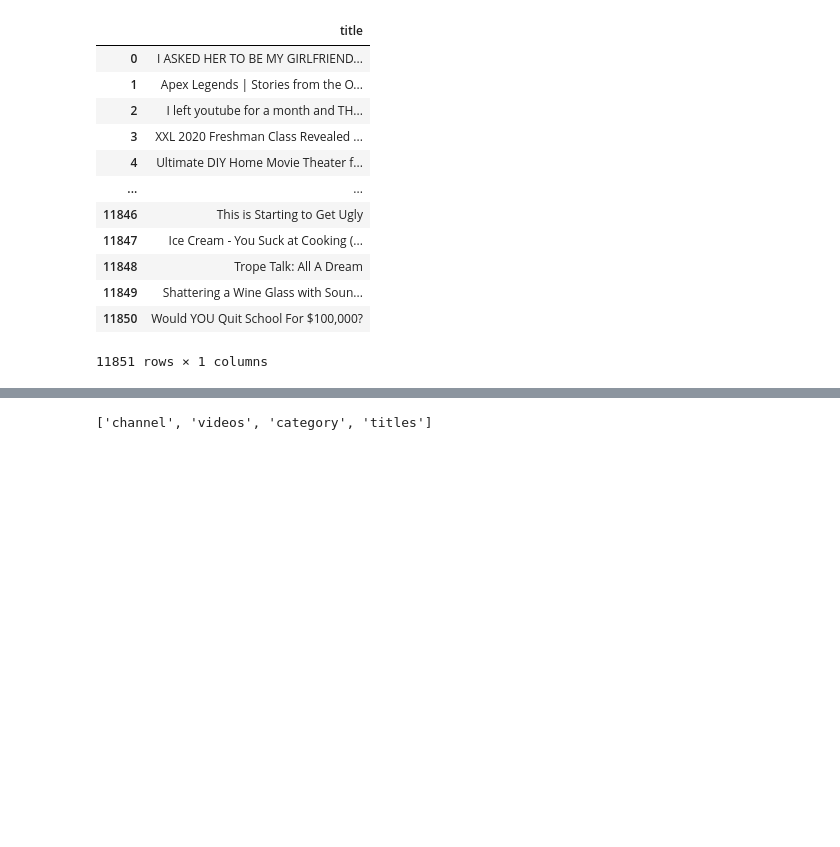
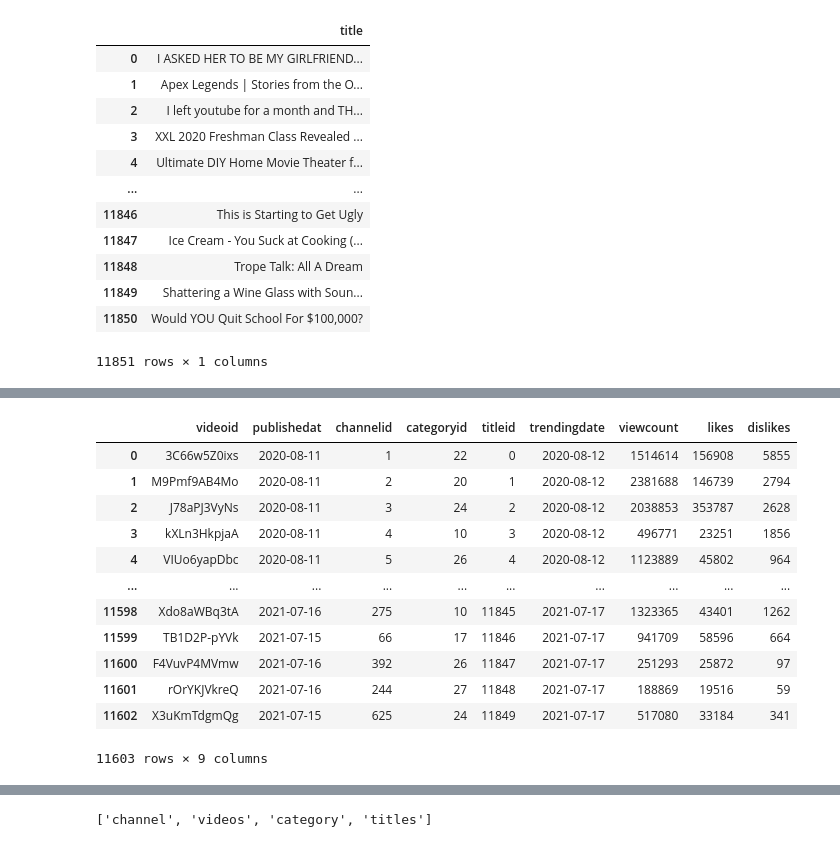
Before and after one commit to ichakrabarty/Grp_5---Youtube-Trending, a Jupyter notebook: main.sq.ipynb, the cells around one changed output, grey strips where cells are left out. Drawn from its saved outputs; the diff is of its cells as text; code cells hidden in the pictures; blank space fills up the shorter version.

```diff
--- a/main.sq.ipynb
+++ b/main.sq.ipynb
@@ -307,0 +372,19 @@ See the caveats in the documentation: https://pandas.pydata.org/pandas-docs/stab
+# %%
+videos_df = videos_df.rename(columns = {'Video_id':'videoid','Published_date':'publishedat', 'Chanel_id':'channelid', 'Category_id':'categoryid', 'title_id':'titleid', 'Trending_date':'trendingdate', 'View_count':'viewcount', 'Likes':'likes','Dislikes':'dislikes'})
+videos_df['channelid'] = videos_df['channelid']+1
+# videos_df['titleid'] = videos_df['titleid']+1
+videos_df
+# %% [output]
+|  | videoid | publishedat | channelid | categoryid | titleid | trendingdate | viewcount | likes | dislikes |
+| 0 | 3C66w5Z0ixs | 2020-08-11 | 1 | 22 | 0 | 2020-08-12 | 1514614 | 156908 | 5855 |
+| 1 | M9Pmf9AB4Mo | 2020-08-11 | 2 | 20 | 1 | 2020-08-12 | 2381688 | 146739 | 2794 |
+| 2 | J78aPJ3VyNs | 2020-08-11 | 3 | 24 | 2 | 2020-08-12 | 2038853 | 353787 | 2628 |
+| 3 | kXLn3HkpjaA | 2020-08-11 | 4 | 10 | 3 | 2020-08-12 | 496771 | 23251 | 1856 |
+| 4 | VIUo6yapDbc | 2020-08-11 | 5 | 26 | 4 | 2020-08-12 | 1123889 | 45802 | 964 |
+| ... | ... | ... | ... | ... | ... | ... | ... | ... | ... |
+| 11598 | Xdo8aWBq3tA | 2021-07-16 | 275 | 10 | 11845 | 2021-07-17 | 1323365 | 43401 | 1262 |
+| 11599 | TB1D2P-pYVk | 2021-07-15 | 66 | 17 | 11846 | 2021-07-17 | 941709 | 58596 | 664 |
+| 11600 | F4VuvP4MVmw | 2021-07-16 | 392 | 26 | 11847 | 2021-07-17 | 251293 | 25872 | 97 |
+| 11601 | rOrYKJVkreQ | 2021-07-16 | 244 | 27 | 11848 | 2021-07-17 | 188869 | 19516 | 59 |
+| 11602 | X3uKmTdgmQg | 2021-07-15 | 625 | 24 | 11849 | 2021-07-17 | 517080 | 33184 | 341 |
+11603 rows × 9 columns
```
Also changed, not shown: parts of 14 cells of this notebook.
